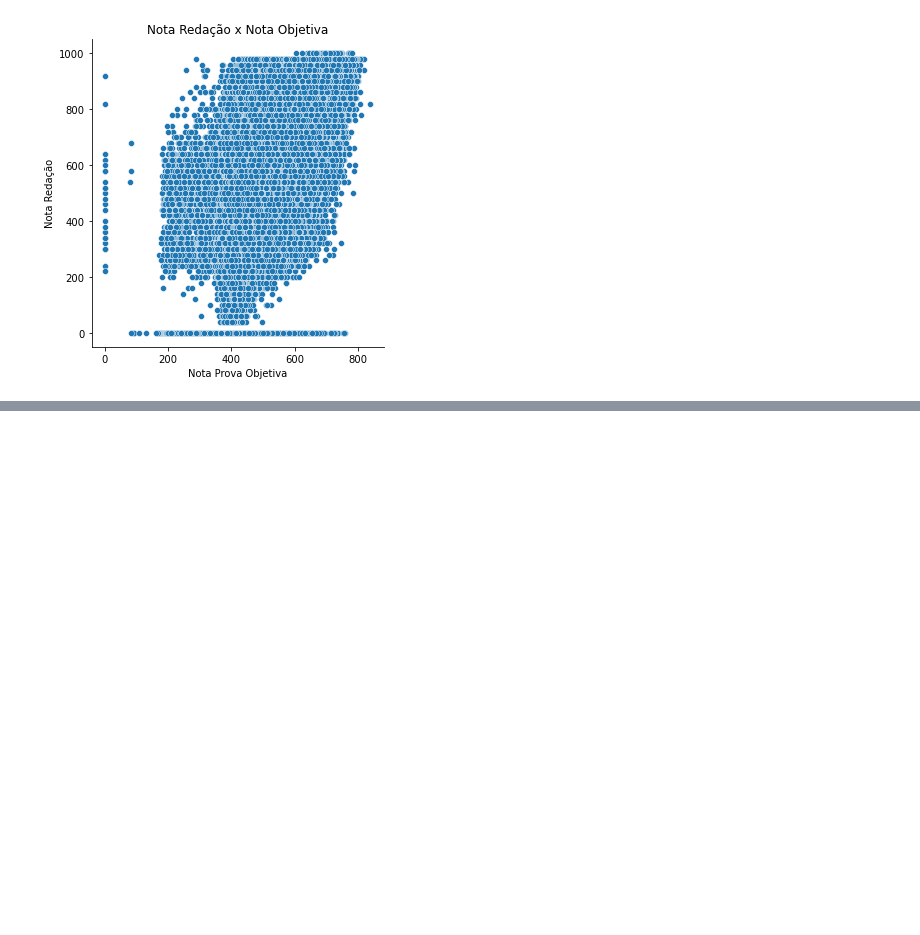
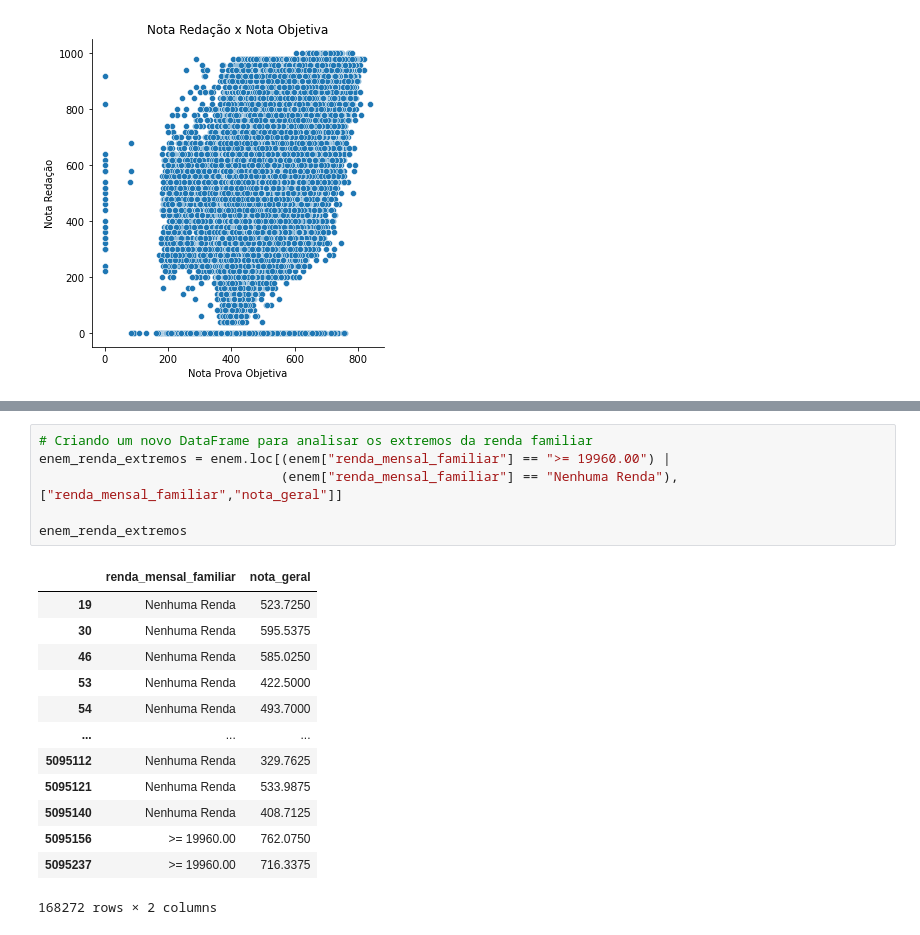
Before and after one commit to RenanGroot/Analise-Exploratoria-ENEM2019, a Jupyter notebook: Análise Exploratória - ENEM 2019.ipynb, the cells around one changed output, grey strips where cells are left out. Drawn from its saved outputs; the diff is of its cells as text; blank space fills up the shorter version.

```diff
--- a/Análise Exploratória - ENEM 2019.ipynb
+++ b/Análise Exploratória - ENEM 2019.ipynb
@@ -235,0 +263,20 @@ plt.show()
+# %%
+# Criando um novo DataFrame para analisar os extremos da renda familiar
+enem_renda_extremos = enem.loc[(enem["renda_mensal_familiar"] == ">= 19960.00") |
+                               (enem["renda_mensal_familiar"] == "Nenhuma Renda"), ["renda_mensal_familiar","nota_geral"]]
+
+enem_renda_extremos
+# %% [output]
+|  | renda_mensal_familiar | nota_geral |
+| 19 | Nenhuma Renda | 523.7250 |
+| 30 | Nenhuma Renda | 595.5375 |
+| 46 | Nenhuma Renda | 585.0250 |
+| 53 | Nenhuma Renda | 422.5000 |
+| 54 | Nenhuma Renda | 493.7000 |
+| ... | ... | ... |
+| 5095112 | Nenhuma Renda | 329.7625 |
+| 5095121 | Nenhuma Renda | 533.9875 |
+| 5095140 | Nenhuma Renda | 408.7125 |
+| 5095156 | >= 19960.00 | 762.0750 |
+| 5095237 | >= 19960.00 | 716.3375 |
+168272 rows × 2 columns
```
Also changed, not shown: parts of 5 cells of this notebook.
